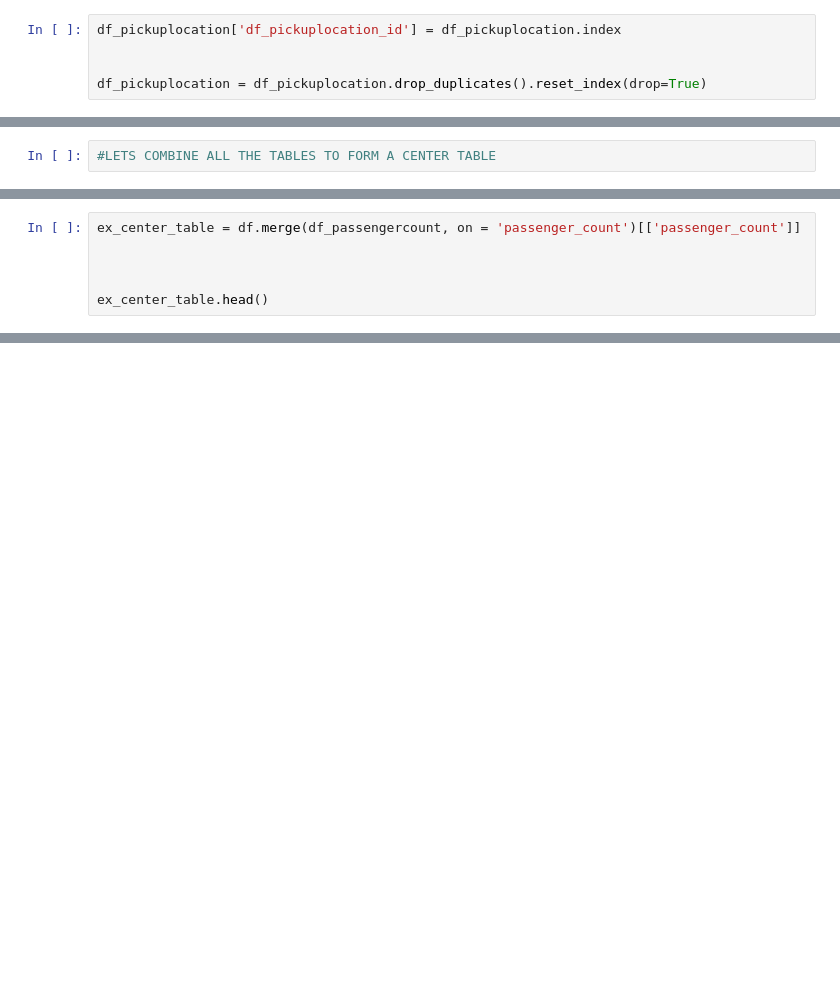
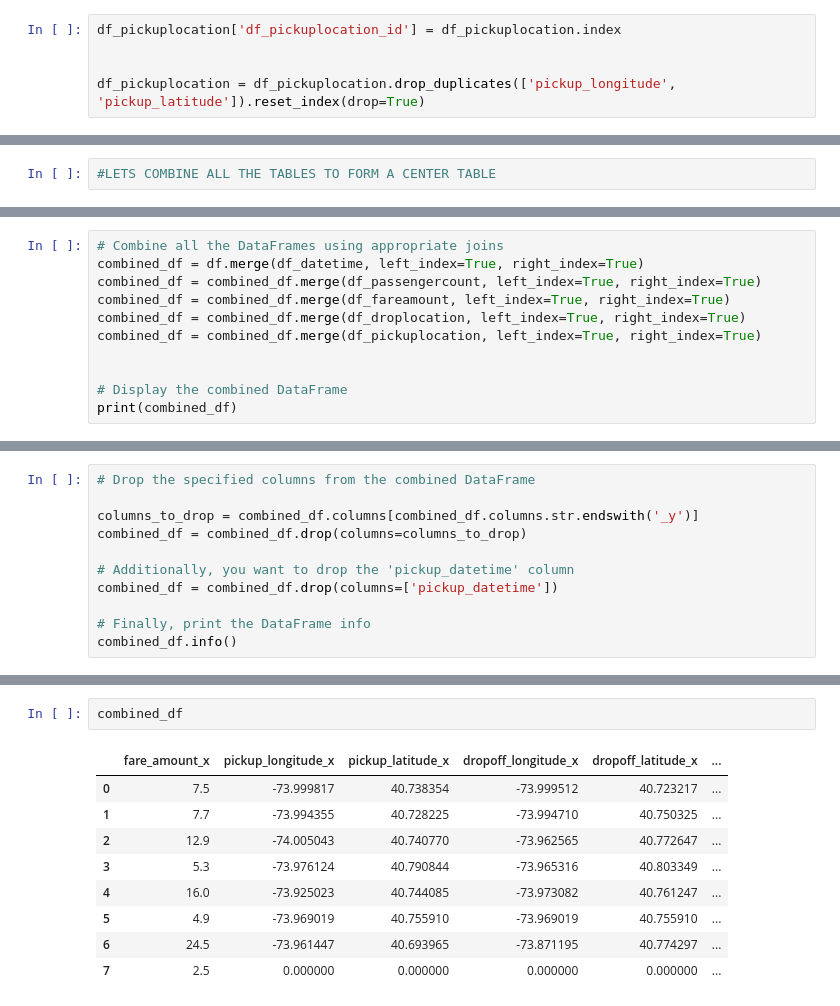
Before and after one commit to ksundeepone/Uber-Data-Analysis, a Jupyter notebook: Uber_analysis_code_.ipynb, the cells around one changed output, grey strips where cells are left out. Saved outputs shown, nothing was run; the diff lists cells and outputs as text; blank space fills up the shorter version.

```diff
--- a/Uber_analysis_code_.ipynb
+++ b/Uber_analysis_code_.ipynb
@@ -242,7 +247,7 @@ df_pickuplocation = df[['pickup_longitude', 'pickup_latitude']]
 df_pickuplocation['df_pickuplocation_id'] = df_pickuplocation.index
 
 
-df_pickuplocation = df_pickuplocation.drop_duplicates().reset_index(drop=True)
+df_pickuplocation = df_pickuplocation.drop_duplicates(['pickup_longitude', 'pickup_latitude']).reset_index(drop=True)
 # %% [output]
 A value is trying to be set on a copy of a slice from a DataFrame.
 Try using .loc[row_indexer,col_indexer] = value instead
@@ -299,6 +285,11 @@ NameError: name 'df' is not defined
 # %%
-ex_center_table = df.merge(df_passengercount, on = 'passenger_count')[['passenger_count']]
+# Combine all the DataFrames using appropriate joins
+combined_df = df.merge(df_datetime, left_index=True, right_index=True)
+combined_df = combined_df.merge(df_passengercount, left_index=True, right_index=True)
+combined_df = combined_df.merge(df_fareamount, left_index=True, right_index=True)
+combined_df = combined_df.merge(df_droplocation, left_index=True, right_index=True)
+combined_df = combined_df.merge(df_pickuplocation, left_index=True, right_index=True)
 
 
-
-ex_center_table.head()
+# Display the combined DataFrame
+print(combined_df)
@@ -306,0 +334,11 @@ df.info()
+# %%
+# Drop the specified columns from the combined DataFrame
+
+columns_to_drop = combined_df.columns[combined_df.columns.str.endswith('_y')]
+combined_df = combined_df.drop(columns=columns_to_drop)
+
+# Additionally, you want to drop the 'pickup_datetime' column
+combined_df = combined_df.drop(columns=['pickup_datetime'])
+
+# Finally, print the DataFrame info
+combined_df.info()
@@ -306,0 +363,12 @@ df.info()
+# %%
+combined_df
+# %% [output]
+|  | fare_amount_x | pickup_longitude_x | pickup_latitude_x | dropoff_longitude_x | dropoff_latitude_x | ... |
+| 0 | 7.5 | -73.999817 | 40.738354 | -73.999512 | 40.723217 | ... |
+| 1 | 7.7 | -73.994355 | 40.728225 | -73.994710 | 40.750325 | ... |
+| 2 | 12.9 | -74.005043 | 40.740770 | -73.962565 | 40.772647 | ... |
+| 3 | 5.3 | -73.976124 | 40.790844 | -73.965316 | 40.803349 | ... |
+| 4 | 16.0 | -73.925023 | 40.744085 | -73.973082 | 40.761247 | ... |
+| 5 | 4.9 | -73.969019 | 40.755910 | -73.969019 | 40.755910 | ... |
+| 6 | 24.5 | -73.961447 | 40.693965 | -73.871195 | 40.774297 | ... |
+| 7 | 2.5 | 0.000000 | 0.000000 | 0.000000 | 0.000000 | ... |
```
Also changed, not shown: parts of 12 cells of this notebook.
